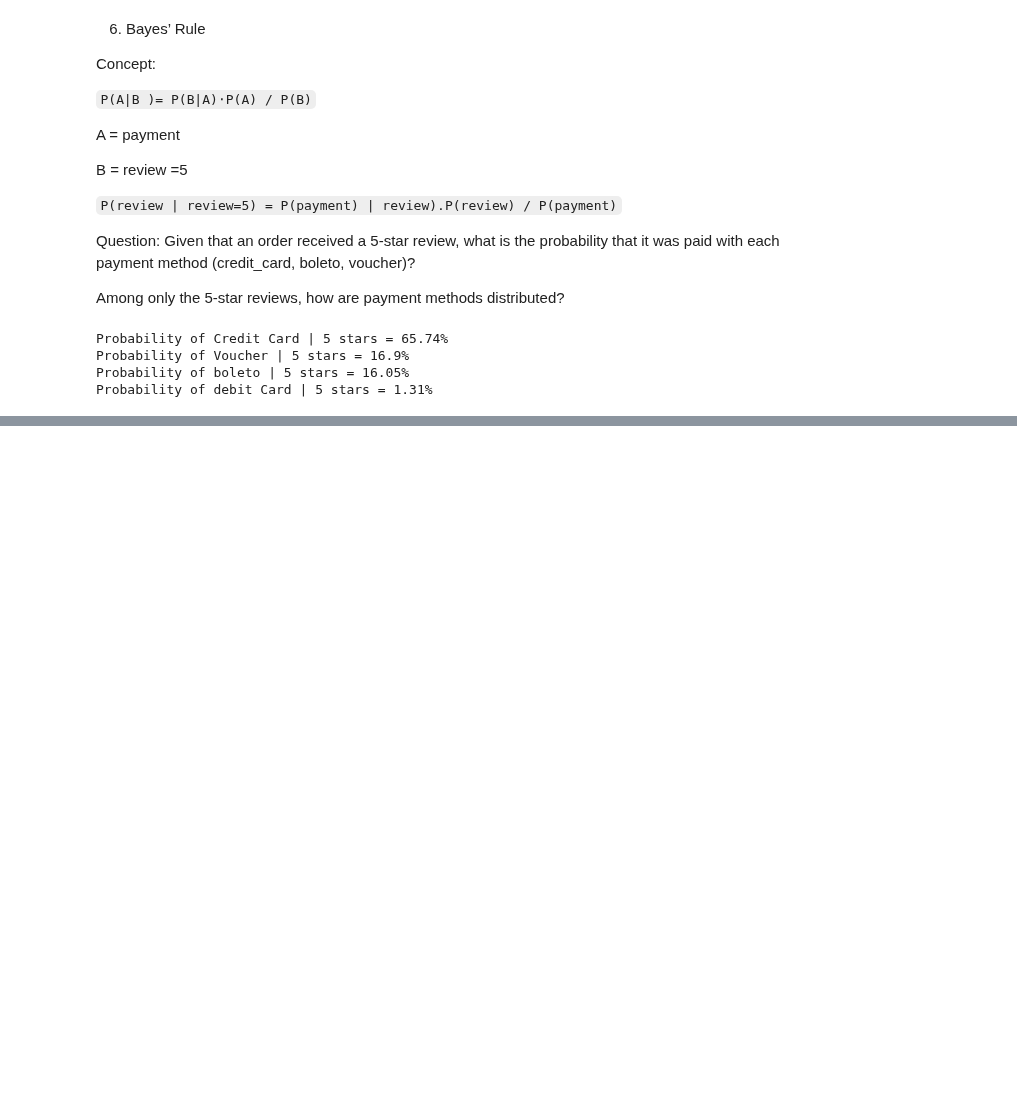
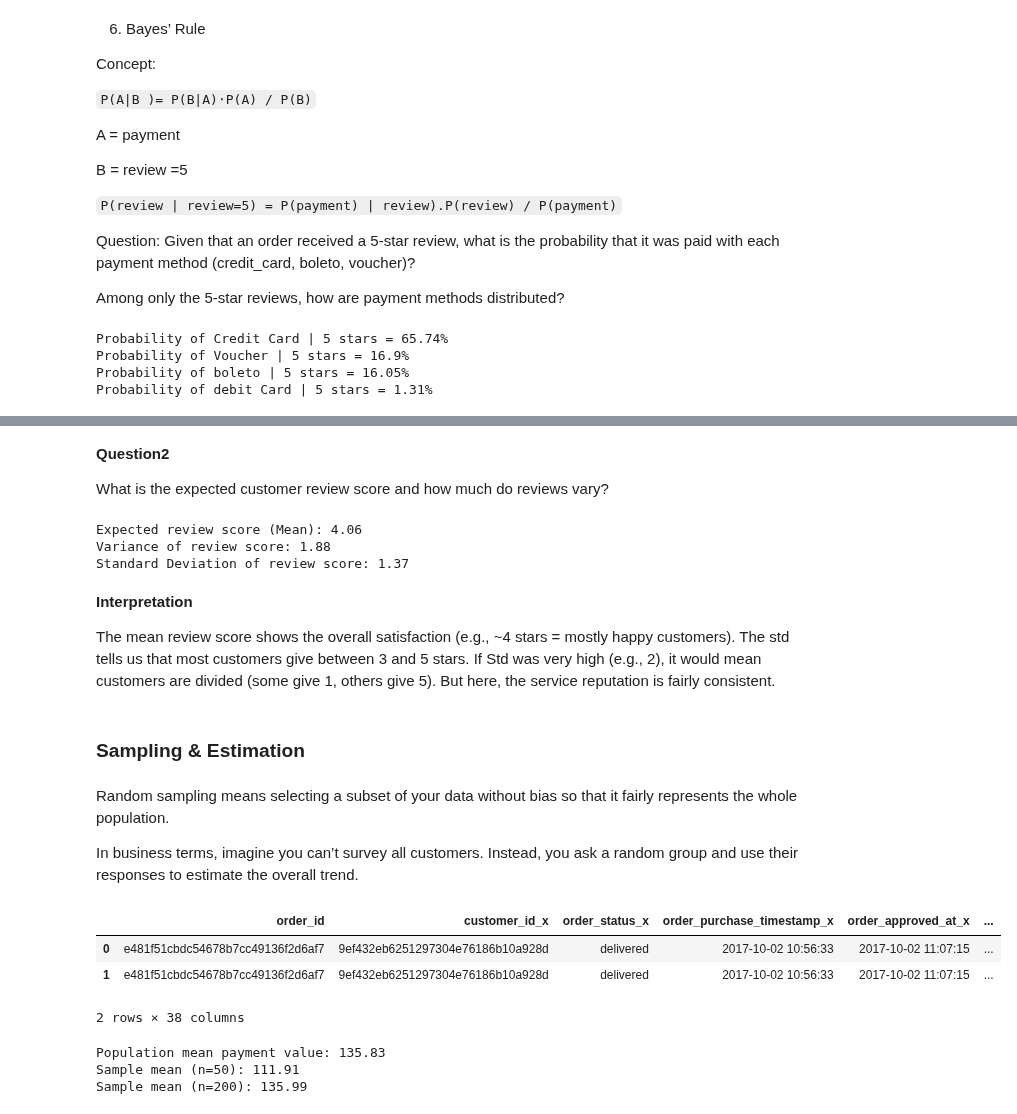
Before and after one commit to DuoDduo/AI-fellowship-module-2, a Jupyter notebook: probability/probability.ipynb, the cells around one changed output, grey strips where cells are left out. Drawn from its saved outputs; the diff is of its cells as text; code cells hidden in the pictures; blank space fills up the shorter version.

```diff
--- a/probability/probability.ipynb
+++ b/probability/probability.ipynb
@@ -841,0 +942,55 @@ Probability of debit Card | 5 stars = 1.31%
+# %% [markdown]
+**Question2**
+
+What is the expected customer review score and how much do reviews vary?
+# %%
+# Expectation (Mean review score)
+mean_review = orders_payment_reviews["review_score"].mean()
+
+# Variance & Standard Deviation
+variance_review = orders_payment_reviews["review_score"].var()
+std_review = orders_payment_reviews["review_score"].std()
+
+print("Expected review score (Mean):", round(mean_review, 2))
+print("Variance of review score:", round(variance_review, 2))
+print("Standard Deviation of review score:", round(std_review, 2))
+# %% [output]
+Expected review score (Mean): 4.06
+Variance of review score: 1.88
+Standard Deviation of review score: 1.37
+# %% [markdown]
+**Interpretation**
+
+The mean review score shows the overall satisfaction (e.g., ~4 stars = mostly happy customers). The std tells us that most customers give between 3 and 5 stars. If Std was very high (e.g., 2), it would mean customers are divided (some give 1, others give 5). But here, the service reputation is fairly consistent.
+# %% [markdown]
+### **Sampling & Estimation**
+# %% [markdown]
+Random sampling means selecting a subset of your data without bias so that it fairly represents the whole population.
+
+In business terms, imagine you can’t survey all customers. Instead, you ask a random group and use their responses to estimate the overall trend.
+# %%
+orders_payment_reviews.head(2)
+# %% [output]
+|  | order_id | customer_id_x | order_status_x | order_purchase_timestamp_x | order_approved_at_x | ... |
+| 0 | e481f51cbdc54678b7cc49136f2d6af7 | 9ef432eb6251297304e76186b10a928d | delivered | 2017-10-02 10:56:33 | 2017-10-02 11:07:15 | ... |
+| 1 | e481f51cbdc54678b7cc49136f2d6af7 | 9ef432eb6251297304e76186b10a928d | delivered | 2017-10-02 10:56:33 | 2017-10-02 11:07:15 | ... |
+2 rows × 38 columns
+# %%
+# Population mean (true mean from entire dataset)
+pop_mean_payment = orders_payment_reviews["payment_value_y"].mean()
+
+# lets take a random sample of 50 orders
+sample_50 = orders_payment_reviews["payment_value_y"].sample(50, random_state=42)
+sample_mean_50 = sample_50.mean()
+
+# Take a random sample of 200 orders
+sample_200 = orders_payment_reviews["payment_value_y"].sample(200, random_state=42)
+sample_mean_200 = sample_200.mean()
+
+print("Population mean payment value:", round(pop_mean_payment, 2))
+print("Sample mean (n=50):", round(sample_mean_50, 2))
+print("Sample mean (n=200):", round(sample_mean_200, 2))
+# %% [output]
+Population mean payment value: 135.83
+Sample mean (n=50): 111.91
+Sample mean (n=200): 135.99
```
Also changed, not shown: parts of 37 cells of this notebook, 2 other files.
